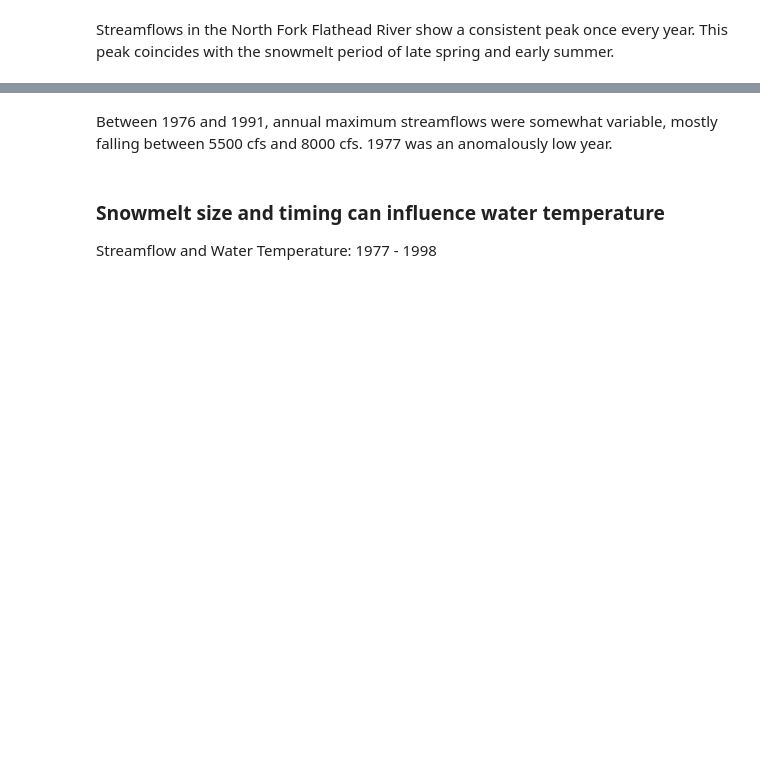
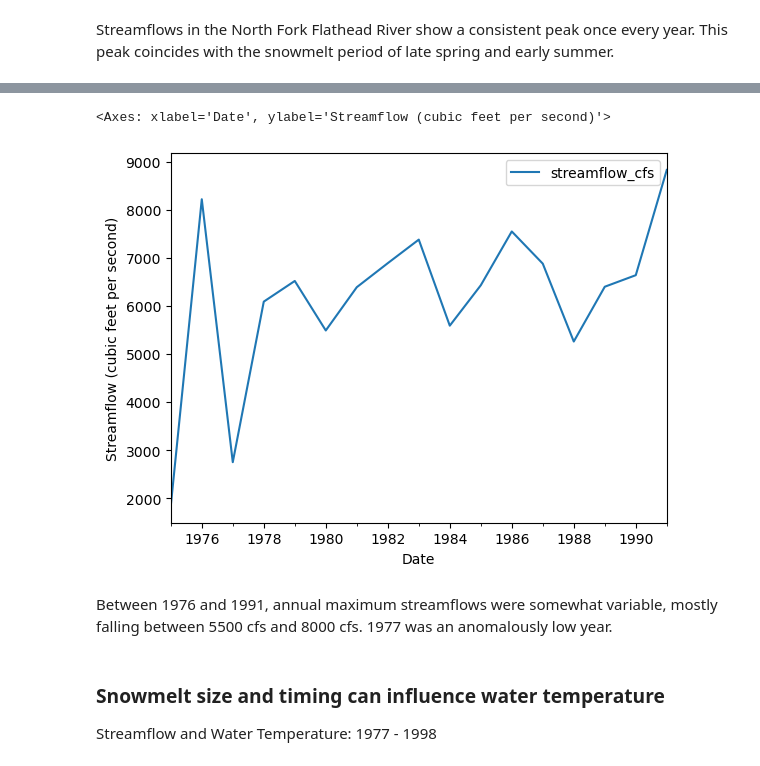
Before and after one commit to thku8507/thku8507.github.io, a Jupyter notebook: Notebooks/North_Fork_Flathead.ipynb, the cells around one changed output, grey strips where cells are left out. Cells and saved outputs as stored; diff of their text form; code cells hidden in the pictures; blank space fills up the shorter version.

```diff
--- a/Notebooks/North_Fork_Flathead.ipynb
+++ b/Notebooks/North_Fork_Flathead.ipynb
@@ -89,5 +93,6 @@ flathead_q_df.hvplot(y='streamflow_cfs')
 Streamflows in the North Fork Flathead River show a consistent peak once every year. This peak coincides with the snowmelt period of late spring and early summer.
 # %%
 flathead_ann_max_q_df = flathead_q_df[['streamflow_cfs']].resample('AS').max()
-flathead_ann_max_q_df.hvplot()
+flathead_ann_max_q_df.plot(xlabel = 'Date', ylabel =
+                           'Streamflow (cubic feet per second)')
 # %% [output]
@@ -95,3 +99,5 @@ flathead_ann_max_q_df.hvplot()
+<Axes: xlabel='Date', ylabel='Streamflow (cubic feet per second)'>
+[figure, added]
 # %% [markdown]
 Between 1976 and 1991, annual maximum streamflows were somewhat variable, mostly falling between 5500 cfs and 8000 cfs. 1977 was an anomalously low year.
 # %% [markdown]
```
Also changed, not shown: parts of 6 cells of this notebook, 1 other file.
